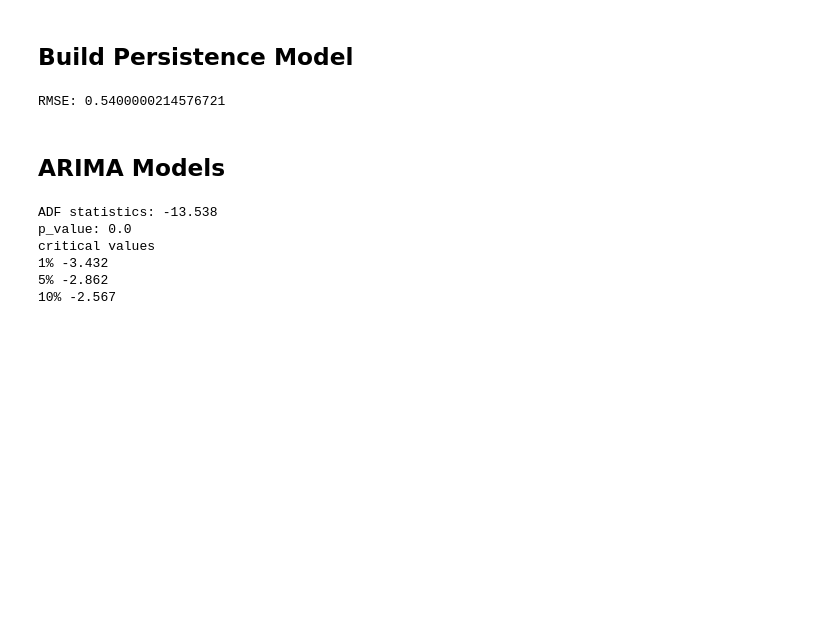
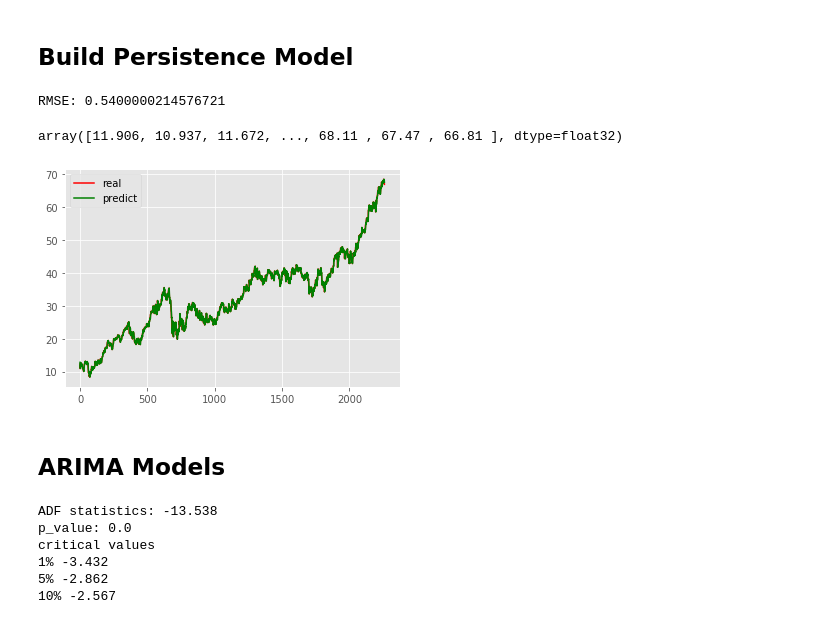
Before and after one commit to Daihongchen/time_series_project, a Jupyter notebook: lstm_stock.ipynb, the cells around one changed output. Cells and saved outputs as stored; diff of their text form; code cells hidden in the pictures; blank space fills up the shorter version.

Commit message:
add visualization

```diff
--- a/lstm_stock.ipynb
+++ b/lstm_stock.ipynb
@@ -119,6 +119,21 @@ rmse = np.sqrt(mean_squared_error(test, predictions))
 print(f'RMSE: {round(rmse, 2)}')
 # %% [output]
 RMSE: 0.5400000214576721
+# %%
+print(test)
+p
+# %% [output]
+array([11.906, 10.937, 11.672, ..., 68.11 , 67.47 , 66.81 ], dtype=float32)
+# %%
+plt.figure()
+
+plt.plot(test, color='red', label='real')
+plt.plot(predictions, color='g', label='predict')
+plt.legend()
+
+plt.show()
+# %% [output]
+[figure, added]
 # %% [markdown]
 ## ARIMA Models
 # %%
```
